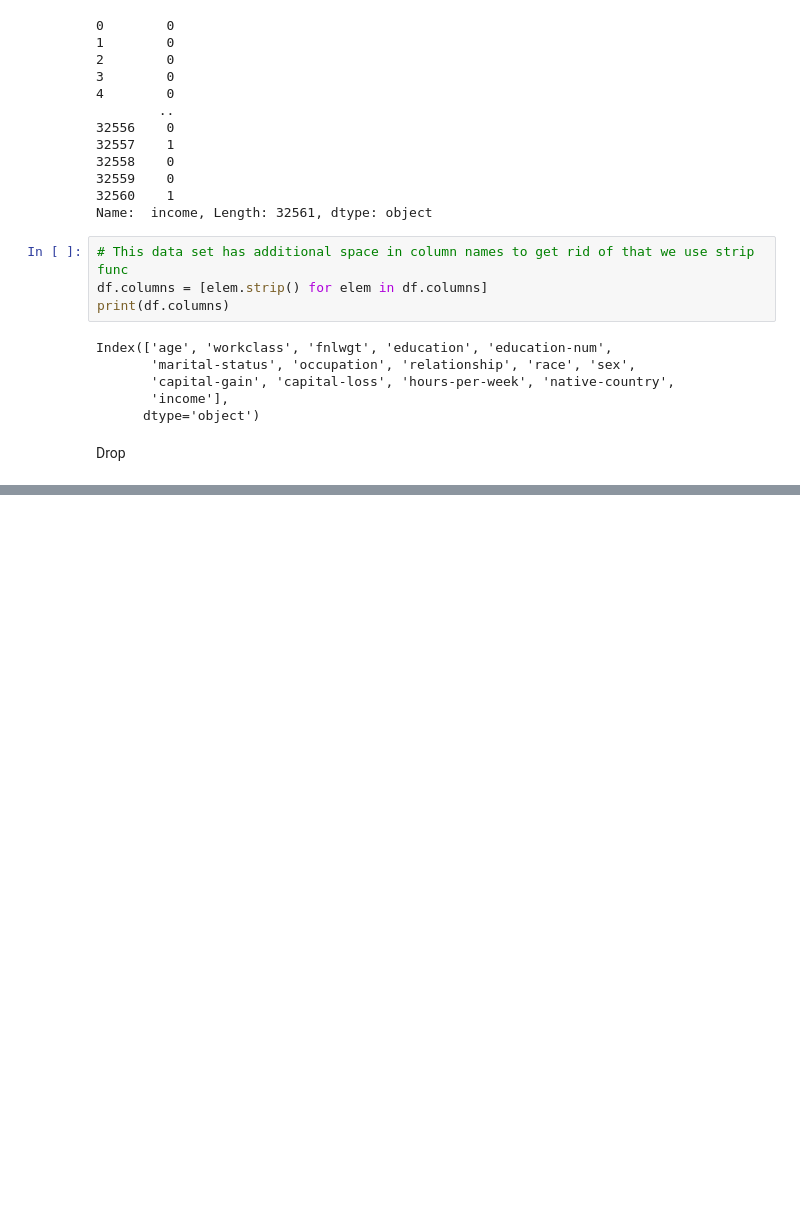
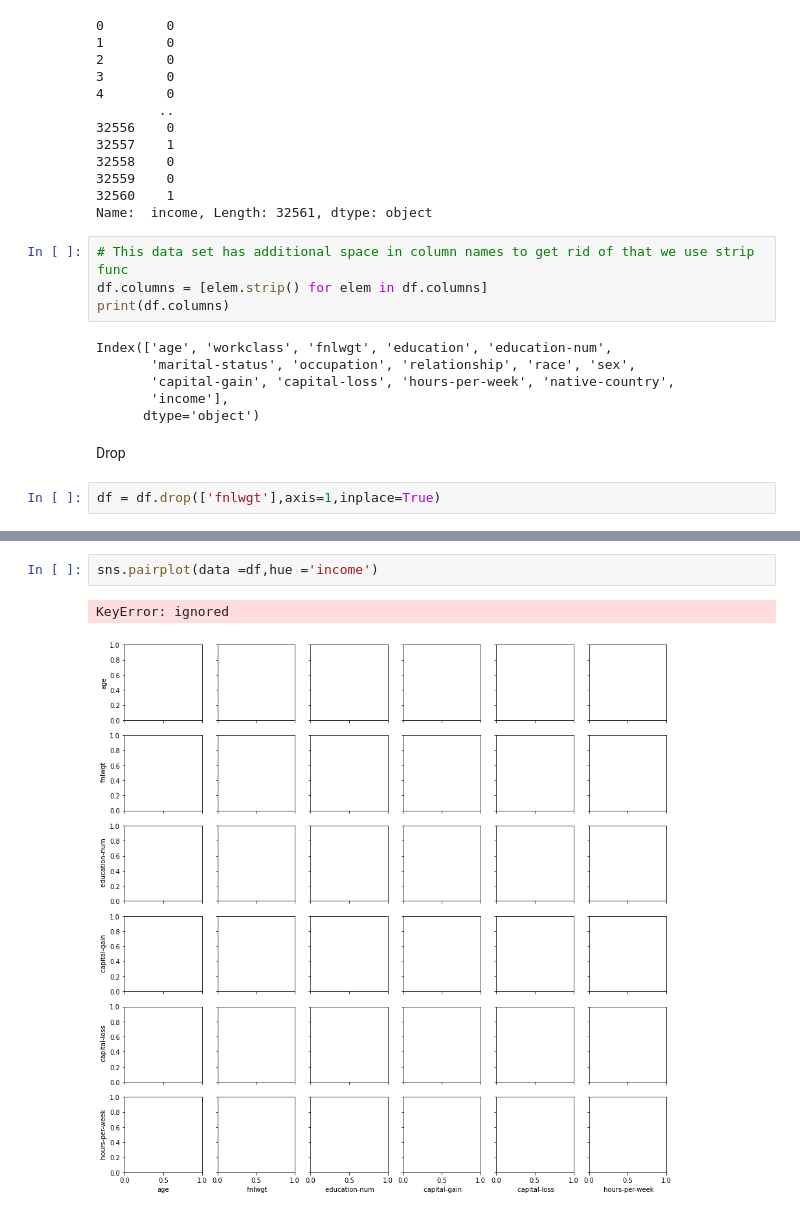
Before and after one commit to ShreeKeshavan/Machine_Learning, a Jupyter notebook: Decision_Tree(Diabetes_Dataset).ipynb, the cells around one changed output, grey strips where cells are left out. Drawn from its saved outputs; the diff is of its cells as text; blank space fills up the shorter version.

```diff
--- a/Decision_Tree(Diabetes_Dataset).ipynb
+++ b/Decision_Tree(Diabetes_Dataset).ipynb
@@ -334,3 +335,5 @@ Index(['age', 'workclass', 'fnlwgt', 'education', 'education-num',
       dtype='object')
 # %% [markdown]
 Drop
+# %%
+df = df.drop(['fnlwgt'],axis=1,inplace=True)
@@ -336,0 +351,5 @@ Drop
+# %%
+sns.pairplot(data =df,hue ='income')
+# %% [output]
+KeyError: ignored
+[figure, added]
```
Also changed, not shown: parts of 3 cells of this notebook.
